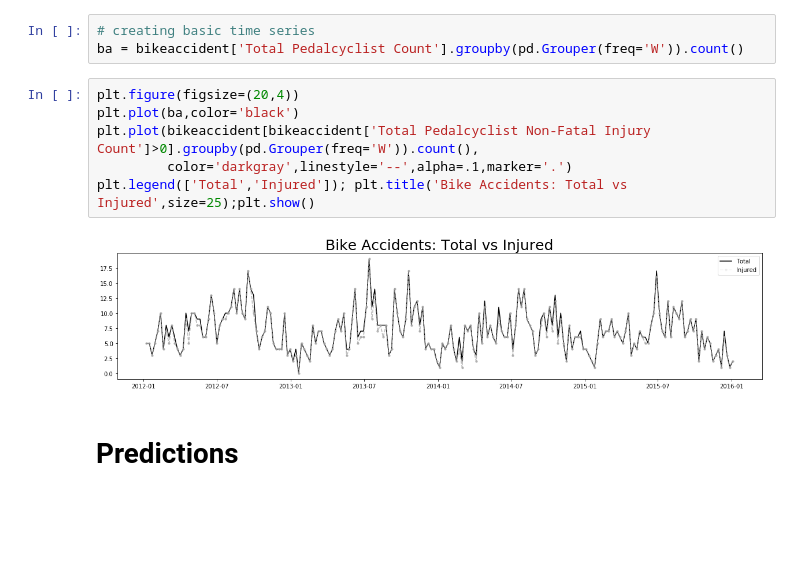
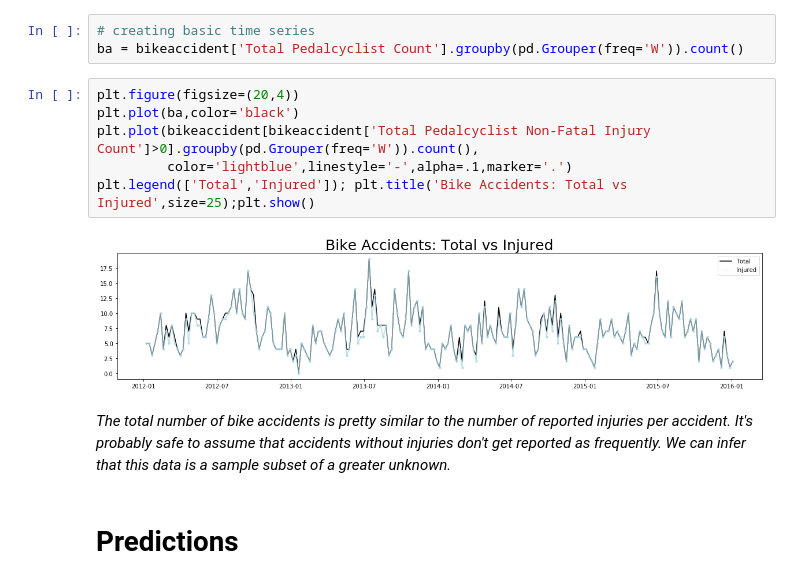
Before and after one commit to kimrharper/thinkful, a Jupyter notebook: capstone/capstone-cleaning.ipynb, the cells around one changed output. Drawn from its saved outputs; the diff is of its cells as text; blank space fills up the shorter version.

```diff
--- a/capstone/capstone-cleaning.ipynb
+++ b/capstone/capstone-cleaning.ipynb
@@ -120,11 +121,13 @@ ba = bikeaccident['Total Pedalcyclist Count'].groupby(pd.Grouper(freq='W')).coun
 # %%
 plt.figure(figsize=(20,4))
 plt.plot(ba,color='black')
 plt.plot(bikeaccident[bikeaccident['Total Pedalcyclist Non-Fatal Injury Count']>0].groupby(pd.Grouper(freq='W')).count(),
-         color='darkgray',linestyle='--',alpha=.1,marker='.')
+         color='lightblue',linestyle='-',alpha=.1,marker='.')
 plt.legend(['Total','Injured']); plt.title('Bike Accidents: Total vs Injured',size=25);plt.show()
 # %% [output]
-[figure, old version]
+[figure, new version]
+# %% [markdown]
+_The total number of bike accidents is pretty similar to the number of reported injuries per accident. It's probably safe to assume that accidents without injuries don't get reported as frequently. We can infer that this data is a sample subset of a greater unknown._
 # %% [markdown]
 # Predictions
 # %% [markdown]
```
Also changed, not shown: parts of 27 cells of this notebook.
